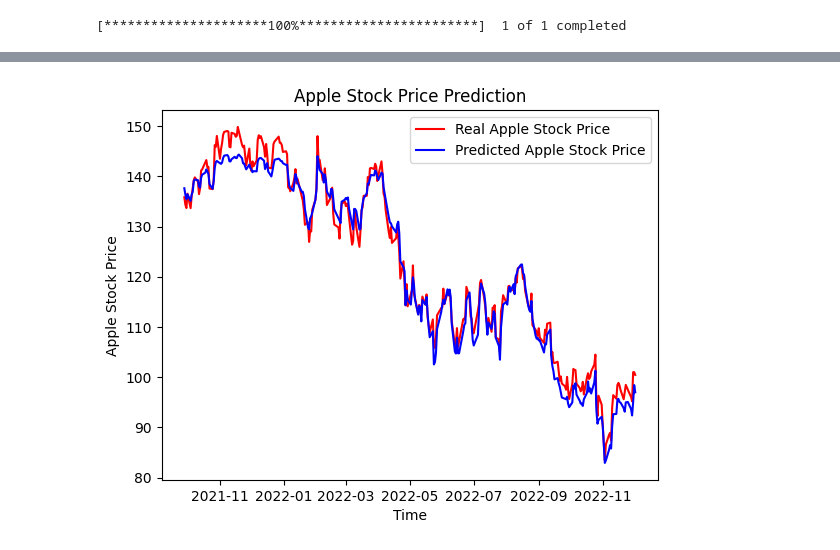
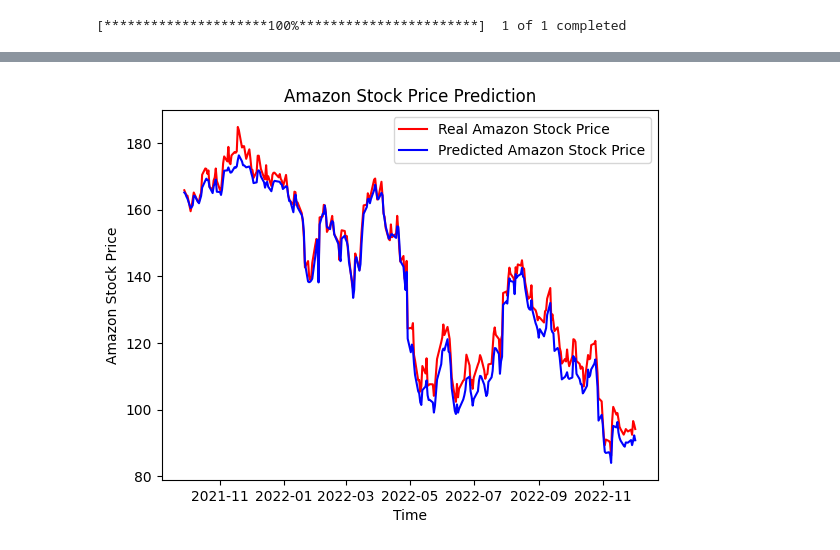
Before and after one commit to grokebloke/Stonks, a Jupyter notebook: src/NN_stock.ipynb, the cells around one changed output, grey strips where cells are left out. Cells and saved outputs as stored; diff of their text form; code cells hidden in the pictures.

```diff
--- a/src/NN_stock.ipynb
+++ b/src/NN_stock.ipynb
@@ -19,7 +19,7 @@ from sklearn.preprocessing import MinMaxScaler
 sc = MinMaxScaler(feature_range = (0, 1))
 
 # Import data
-data = yf.download('GOOGL', start='2017-01-01', end='2022-12-03')
+data = yf.download('AMZN', start='2017-01-01', end='2022-12-03')
 #data = data.reset_index()
 # %% [output]
 [*********************100%***********************]  1 of 1 completed
@@ -68,7 +68,7 @@ x_test = np.reshape(x_test.values, (x_test.shape[0], x_test.shape[1], 1))
 
 
 epochs = 25
-batch_size = 3
+batch_size = 5
 neurons = 100
 predicted_stock_price = nn_model(x_train, y_train, x_test, y_test, epochs, batch_size, neurons)
 # %% [output]
@@ -92,16 +92,16 @@ Epoch 25/25
 # %%
 # drop date from y_test
 #y_test = y_test.drop(['Date'], axis=1)
 # set index of predicted_stock_price to y_test
 # scale predicted_stock_price
 
 predicted_stock_price = pd.DataFrame(predicted_stock_price, index=y_test.index, columns=['Close'])
-plt.plot(y_test, color = 'red', label = 'Real Apple Stock Price')
-plt.plot(predicted_stock_price, color = 'blue', label = 'Predicted Apple Stock Price')
-plt.title('Apple Stock Price Prediction')
+plt.plot(y_test, color = 'red', label = 'Real Amazon Stock Price')
+plt.plot(predicted_stock_price, color = 'blue', label = 'Predicted Amazon Stock Price')
+plt.title('Amazon Stock Price Prediction')
 plt.xlabel('Time')
-plt.ylabel('Apple Stock Price')
+plt.ylabel('Amazon Stock Price')
 plt.legend()
 plt.show()
 # %% [output]
-[figure, old version]
+[figure, new version]
```
Also changed, not shown: parts of 1 cell of this notebook.
